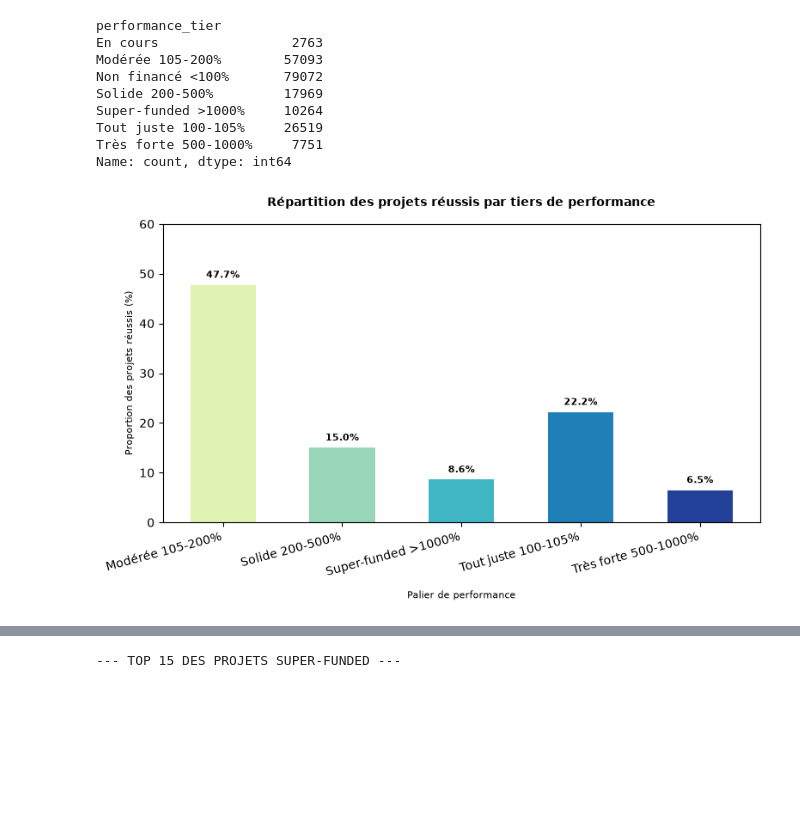
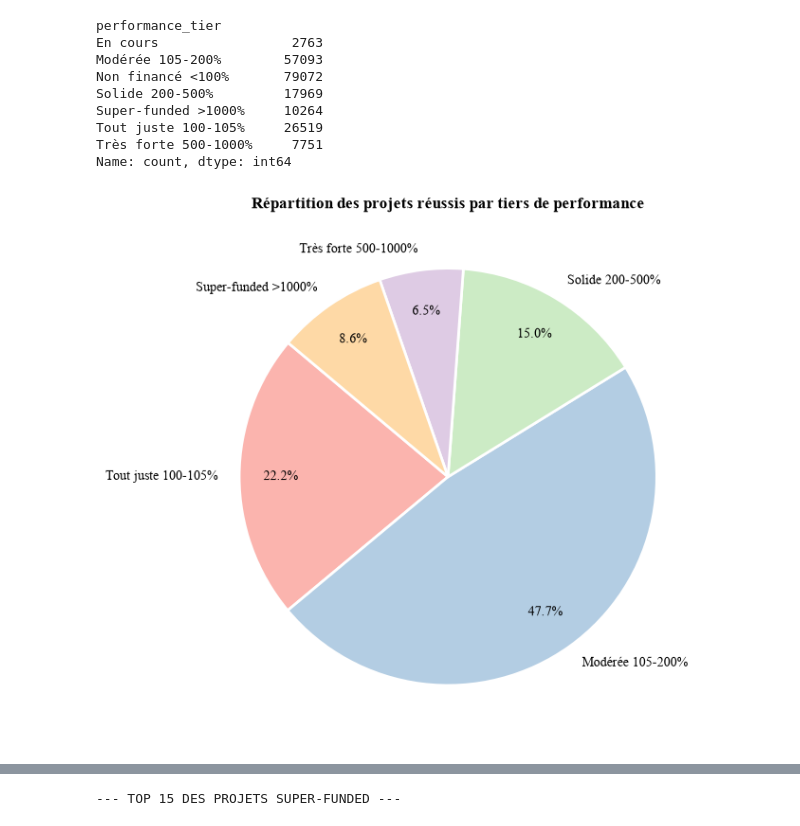
Before and after one commit to lbrdmariama/memoire-2026, a Jupyter notebook: code/analyse-exploratoire.ipynb, the cells around one changed output, grey strips where cells are left out. Saved outputs shown, nothing was run; the diff lists cells and outputs as text; code cells hidden in the pictures; blank space fills up the shorter version.

```diff
--- a/code/analyse-exploratoire.ipynb
+++ b/code/analyse-exploratoire.ipynb
@@ -327,32 +334,39 @@ Tout juste 100-105%     26519
 Très forte 500-1000%     7751
 Name: count, dtype: int64
 # %%
-# Distribution des tiers de performances
-# Filtre des projets réussis
 df_success = kickstarter_df[kickstarter_df['state'] == 'successful'].copy()
 
-tier_counts = df_success['performance_tier'].value_counts(normalize=True).sort_index() * 100
+ordered_tiers = [
+    "Tout juste 100-105%",
+    "Modérée 105-200%",
+    "Solide 200-500%",
+    "Très forte 500-1000%",
+    "Super-funded >1000%"
+]
 
-plt.figure(figsize=(8, 5))
-colors = sns.color_palette("YlGnBu", len(tier_counts))
-bars = plt.bar(tier_counts.index, tier_counts.values, color=colors, width=0.55)
+# 3. Calcul des proportions
+tier_counts = df_success['performance_tier'].value_counts(normalize=True).reindex(ordered_tiers) * 100
 
-plt.title("Répartition des projets réussis par tiers de performance", fontsize=10, fontweight='bold', pad=15)
-plt.xlabel("Palier de performance", fontsize=8, labelpad=10)
-plt.ylabel("Proportion des projets réussis (%)", fontsize=8)
-plt.ylim(0, 60) # Laisser de l'espace en haut pour les étiquettes
+# 4. Création de la figure
+fig, ax = plt.subplots(figsize=(7, 6))
 
-for bar in bars:
-    height = bar.get_height()
-    plt.annotate(
-        f'{height:.1f}%',
-        xy=(bar.get_x() + bar.get_width() / 2, height + 1),
-        ha='center', va='bottom', fontsize=8, fontweight='bold'
-    )
+# Réutilisation de ta palette de couleurs
+colors = sns.color_palette("Pastel1", len(tier_counts))
 
-plt.xticks(rotation=15, ha='right')
+# 5. Tracé du camembert (pie chart)
+wedges, texts, autotexts = ax.pie(
+    tier_counts.values,
+    labels=tier_counts.index,
+    autopct='%1.1f%%',
+    startangle=140, # Rotation pour que la plus grosse part soit bien placée
+    colors=colors,
+    pctdistance=0.8, # Écarte un peu les pourcentages du centre
+    wedgeprops=dict(edgecolor='white', linewidth=2) # Liseré blanc pour détacher les parts
+)
+
+plt.title("Répartition des projets réussis par tiers de performance")
 
 plt.tight_layout()
 plt.show()
 # %% [output]
-[figure, old version]
+[figure, new version]
```
Also changed, not shown: parts of 41 cells of this notebook, 1 other file.
